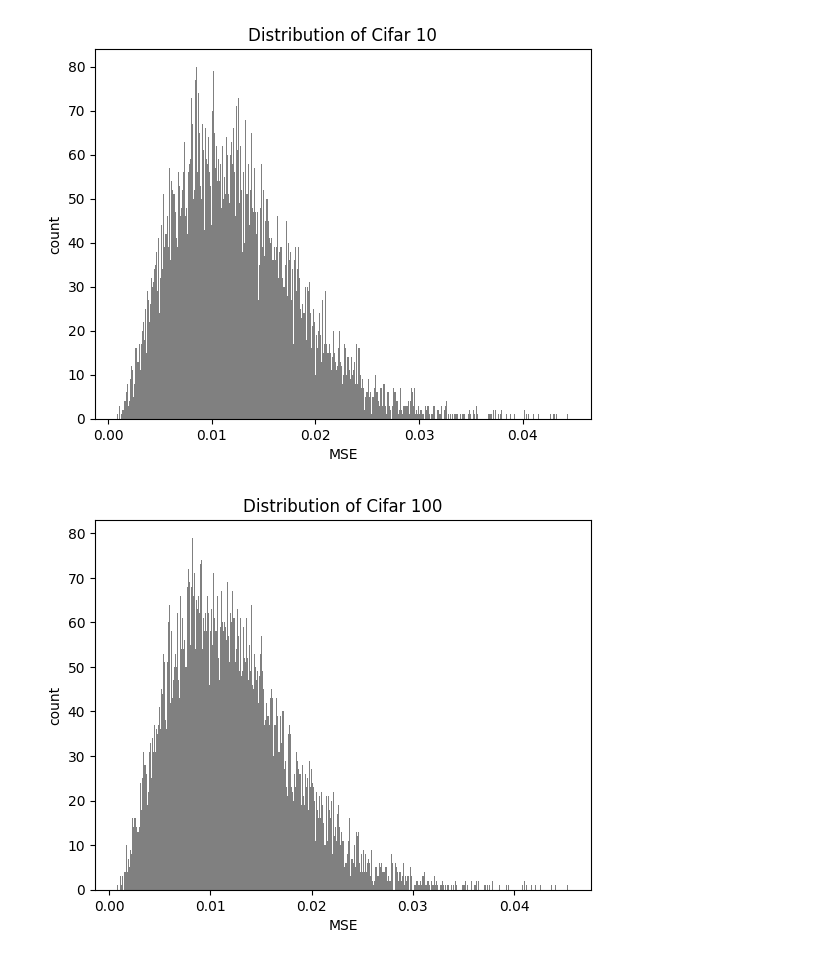
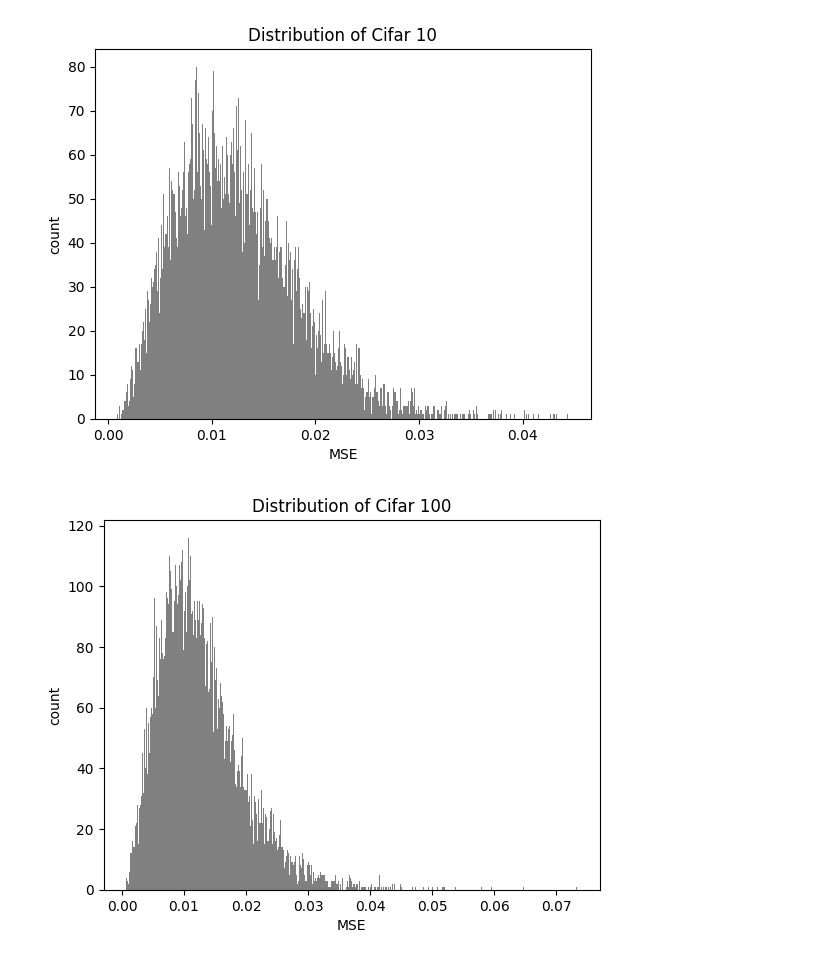
Before and after one commit to JHermosillaD/Autoencoders, a Jupyter notebook: Autoencoder.ipynb, the cells around one changed output. Saved outputs shown, nothing was run; the diff lists cells and outputs as text; code cells hidden in the pictures.

```diff
--- a/Autoencoder.ipynb
+++ b/Autoencoder.ipynb
@@ -86,7 +86,7 @@ features2 = torch.stack([train_set2[i][0].view(-1) for i in range(len(train_set2
 targets2 = features2
 
 test_set2 = datasets.CIFAR100(root='./data', train=False, download=True, transform=transforms.Compose([transforms.ToTensor()]))
-test_loader2 = torch.utils.data.DataLoader(test_set, batch_size=batch_size_, shuffle=True)
+test_loader2 = torch.utils.data.DataLoader(test_set2, batch_size=batch_size_, shuffle=True)
 # %% [output]
 Files already downloaded and verified
 Files already downloaded and verified
@@ -1252,29 +1252,29 @@ plt.show()
 # %%
 # Cifar 100
 all_images = []
-anomaly_loss = []
+anomaly_loss2 = []
 feature_images2 = []
 target_images2 = []
 with torch.no_grad():
     for anomaly_images, _ in test_loader2:
         anomaly_images = anomaly_images.to(dev)
         anomaly_recon = model2(anomaly_images)
         anomaly_flat_images = anomaly_images.view(anomaly_images.size(0), -1)
         batch_size = anomaly_recon.shape[0]
         for i_batch in range(batch_size):
           i_loss = criterion2(anomaly_recon[i_batch],anomaly_flat_images[i_batch]).cpu()
-          anomaly_loss.append(i_loss.numpy())
+          anomaly_loss2.append(i_loss.numpy())
           feature_images2.append(anomaly_images[i_batch])
           target_images2.append(anomaly_recon[i_batch].view(3, 32, 32))
-anomaly_loss2 = np.array(anomaly_loss)
+anomaly_loss2 = np.array(anomaly_loss2)
 
 plt.hist(anomaly_loss2, bins=500, color='grey')
 plt.title('Distribution of Cifar 100')
 plt.xlabel("MSE")
 plt.ylabel("count")
 plt.show()
 # %% [output]
-[figure, old version]
+[figure, new version]
 # %%
 # Cifar 10
 anomalies_indx = np.argsort(anomaly_loss)[-anomaly_sample:]
```
Also changed, not shown: parts of 6 cells of this notebook.
